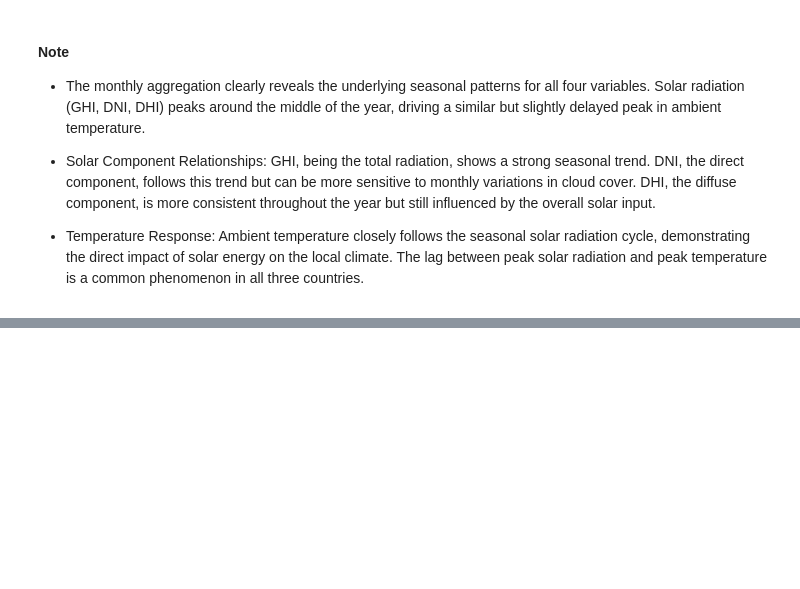
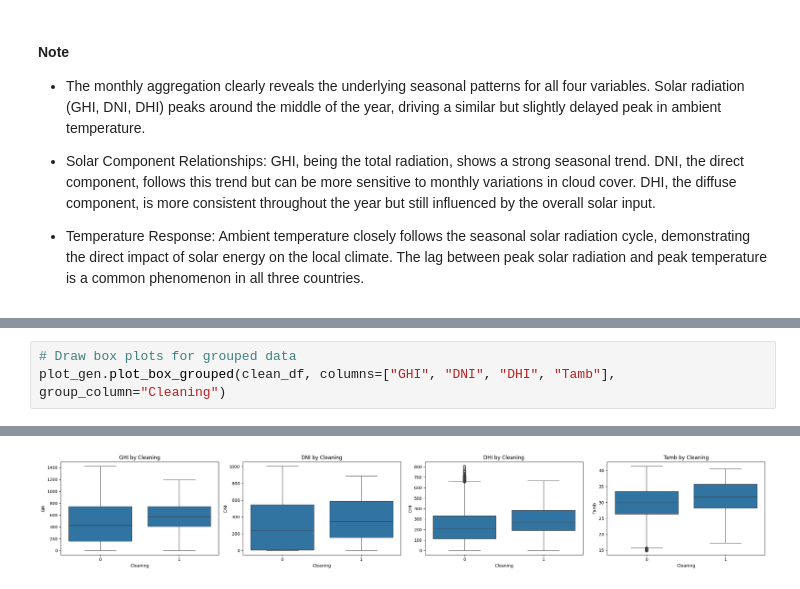
Before and after one commit to Ty-Miki/solar-challenge-week0, a Jupyter notebook: notebooks/eda_togo.ipynb, the cells around one changed output, grey strips where cells are left out. Cells and saved outputs as stored; diff of their text form; blank space fills up the shorter version.

Commit message:
Impact of cleaning analysed for togo data

```diff
--- a/notebooks/eda_togo.ipynb
+++ b/notebooks/eda_togo.ipynb
@@ -309,0 +321,4 @@ plot_gen.plot_time_series(df=monthly_agg, columns=['GHI', 'DNI', 'DHI', 'Tamb'],
+# %%
+# Draw box plots for grouped data
+plot_gen.plot_box_grouped(clean_df, columns=["GHI", "DNI", "DHI", "Tamb"], group_column="Cleaning")
+# %% [output]
@@ -309,0 +337 @@ plot_gen.plot_time_series(df=monthly_agg, columns=['GHI', 'DNI', 'DHI', 'Tamb'],
+[figure, added]
```
Also changed, not shown: parts of 4 cells of this notebook.
